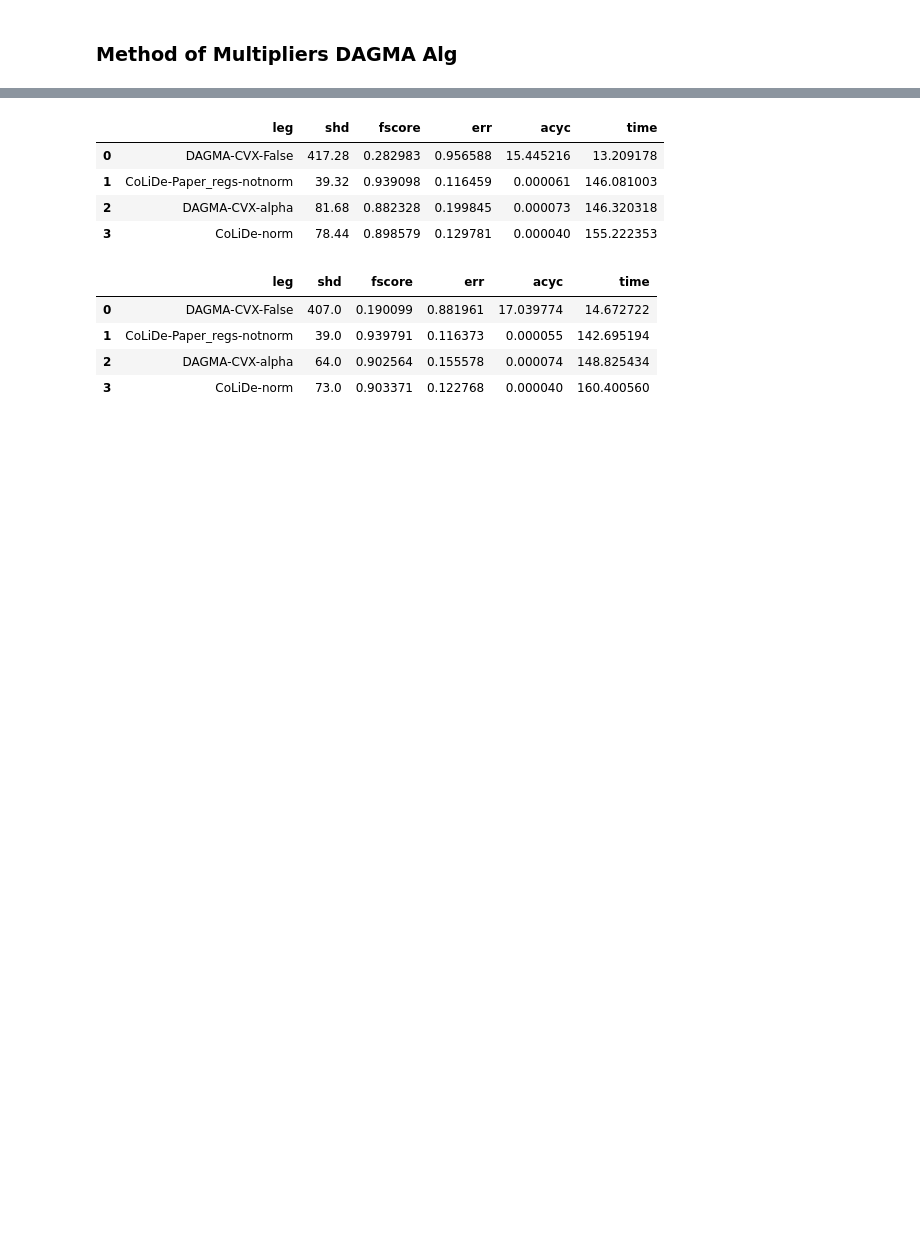
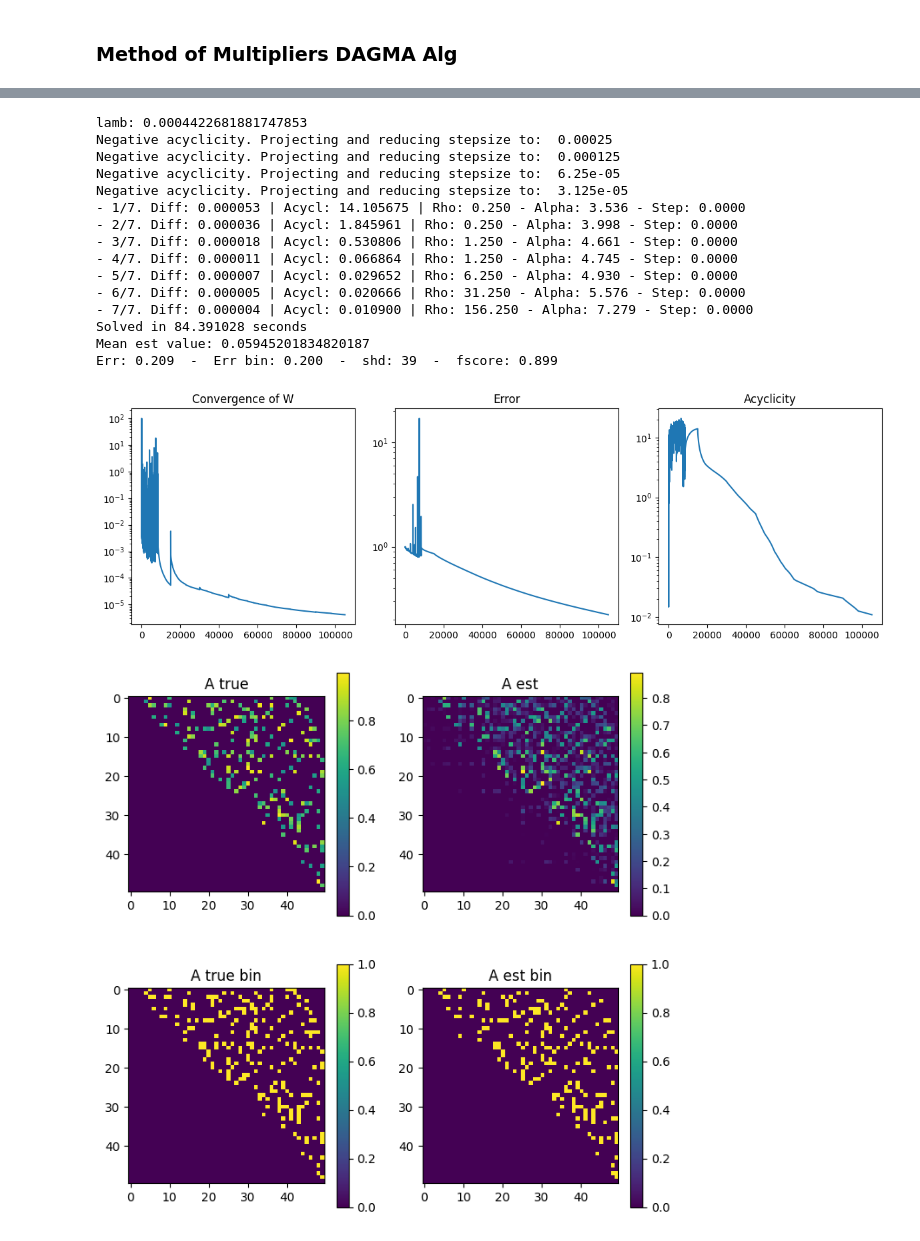
Before and after one commit to reysam93/cvx_dag_learning, a Jupyter notebook: preliminary_exp.ipynb, the cells around one changed output, grey strips where cells are left out. Saved outputs shown, nothing was run; the diff lists cells and outputs as text; code cells hidden in the pictures; blank space fills up the shorter version.

```diff
--- a/preliminary_exp.ipynb
+++ b/preliminary_exp.ipynb
@@ -641,16 +192,50 @@ CPUs employed: 32
-# %%
-# M = 1000
-exps_leg = [exp['leg'] for exp in Exps]
-utils.display_results(exps_leg, metrics, agg='mean')
-utils.display_results(exps_leg, metrics, agg='median')
-# %% [output]
-|  | leg | shd | fscore | err | acyc | time |
-| 0 | DAGMA-CVX-False | 417.28 | 0.282983 | 0.956588 | 15.445216 | 13.209178 |
-| 1 | CoLiDe-Paper_regs-notnorm | 39.32 | 0.939098 | 0.116459 | 0.000061 | 146.081003 |
-| 2 | DAGMA-CVX-alpha | 81.68 | 0.882328 | 0.199845 | 0.000073 | 146.320318 |
-| 3 | CoLiDe-norm | 78.44 | 0.898579 | 0.129781 | 0.000040 | 155.222353 |
-|  | leg | shd | fscore | err | acyc | time |
-| 0 | DAGMA-CVX-False | 407.0 | 0.190099 | 0.881961 | 17.039774 | 14.672722 |
-| 1 | CoLiDe-Paper_regs-notnorm | 39.0 | 0.939791 | 0.116373 | 0.000055 | 142.695194 |
-| 2 | DAGMA-CVX-alpha | 64.0 | 0.902564 | 0.155578 | 0.000074 | 148.825434 |
-| 3 | CoLiDe-norm | 73.0 | 0.903371 | 0.122768 | 0.000040 | 160.400560 |
+# %%
+## Second set of hyperparams N = 50
+lamb = get_lamb_value(N, M, 2e-2)
+# 2N LINKS
+# if edges == 2*N:
+#     args = {'stepsize': 5e-2, 'alpha_0': .01, 'rho_0': .05, 's': 1, 'lamb': lamb, 'iters_in': 5000,
+#             'iters_out': 10, 'tol': 1e-6, 'beta': 5, 'dec_step': False, 'verb': True}
+#         # args = {'stepsize': 1e-2, 'alpha_0': .01, 'rho_0': .05, 's': 1, 'lamb': lamb, 'iters_in': 5000,
+#         #     'iters_out': 10, 'tol': 1e-6, 'beta': 5, 'dec_step': False, 'verb': True}
+# else:
+# # 4N LINKS
+#     lamb = get_lamb_value(N, M, 2e-2)
+#     args = {'stepsize': 1e-3, 'alpha_0': .01, 'rho_0': .05, 's': 1, 'lamb': lamb, 'iters_in': 30000,
+#             'iters_out': 10, 'tol': 1e-6, 'beta': 5, 'dec_step': False, 'verb': True}
+
+lamb = get_lamb_value(N, M, 5e-3)
+args = {'stepsize': 5e-4, 'alpha_0': .01, 'rho_0': .05, 's': 1, 'lamb': lamb, 'iters_in': 15000,
+            'iters_out': 7, 'tol': 1e-6, 'beta': 5, 'dec_step': None, 'verb': True}
+
+print('lamb:', lamb)
+
+t_i = time.time()
+model = MetMulDagma()
+A_est = model.fit(X, **args, track_seq=True)
+t_solved = time.time() - t_i
+print(f'Solved in {t_solved:3f} seconds')
+
+# Plot description
+thr = .3
+print('Mean est value:', A_est.mean())
+plot_convergence(model, A)
+plot_result(A, A_est, thr)
+# %% [output]
+lamb: 0.0004422681881747853
+Negative acyclicity. Projecting and reducing stepsize to:  0.00025
+Negative acyclicity. Projecting and reducing stepsize to:  0.000125
+Negative acyclicity. Projecting and reducing stepsize to:  6.25e-05
+Negative acyclicity. Projecting and reducing stepsize to:  3.125e-05
+- 1/7. Diff: 0.000053 | Acycl: 14.105675 | Rho: 0.250 - Alpha: 3.536 - Step: 0.0000
+- 2/7. Diff: 0.000036 | Acycl: 1.845961 | Rho: 0.250 - Alpha: 3.998 - Step: 0.0000
+- 3/7. Diff: 0.000018 | Acycl: 0.530806 | Rho: 1.250 - Alpha: 4.661 - Step: 0.0000
+- 4/7. Diff: 0.000011 | Acycl: 0.066864 | Rho: 1.250 - Alpha: 4.745 - Step: 0.0000
+- 5/7. Diff: 0.000007 | Acycl: 0.029652 | Rho: 6.250 - Alpha: 4.930 - Step: 0.0000
+- 6/7. Diff: 0.000005 | Acycl: 0.020666 | Rho: 31.250 - Alpha: 5.576 - Step: 0.0000
+- 7/7. Diff: 0.000004 | Acycl: 0.010900 | Rho: 156.250 - Alpha: 7.279 - Step: 0.0000
+Solved in 84.391028 seconds
+Mean est value: 0.05945201834820187
+Err: 0.209  -  Err bin: 0.200  -  shd: 39  -  fscore: 0.899
+[figure, added]
+[figure, added]
```
Also changed, not shown: parts of 41 cells of this notebook, 5 other files.
